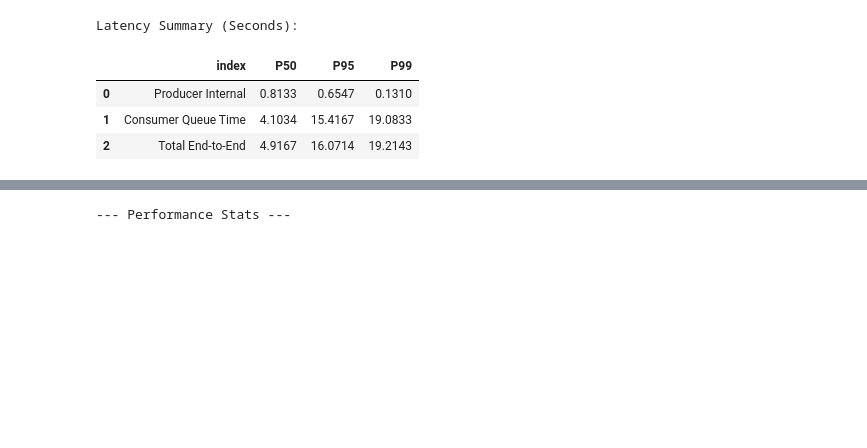
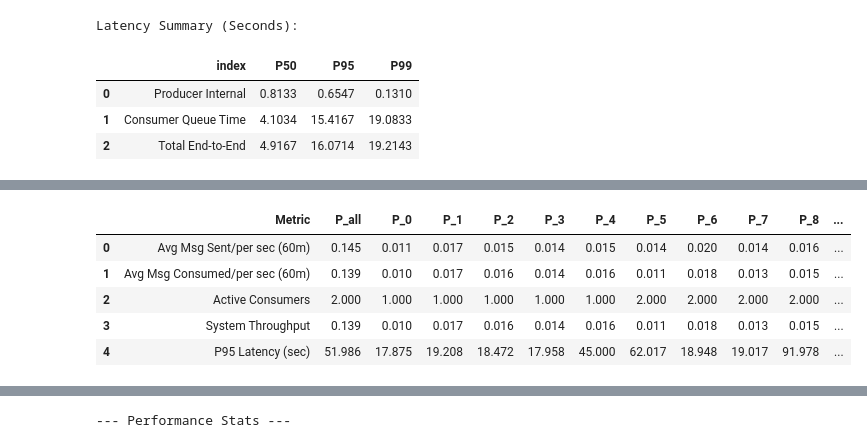
Before and after one commit to roymadpis/kafka_exrecise2, a Jupyter notebook: promethus_notebook.ipynb, the cells around one changed output, grey strips where cells are left out. Drawn from its saved outputs; the diff is of its cells as text; code cells hidden in the pictures; blank space fills up the shorter version.

Commit message:
adding stat table per partition and updating prometheus yaml to track more consumers

```diff
--- a/promethus_notebook.ipynb
+++ b/promethus_notebook.ipynb
@@ -44,12 +47,6 @@ display(summary_df)
 | 1 | P95 (Tail) | 54.4714 | The 'slow' case. Standard for mea... |
 | 2 | P99 (Extreme) | 90.8943 | The worst-case scenario. Identifi... |
 # %%
-import pandas as pd
-from prometheus_api_client import PrometheusConnect
-
-prom = PrometheusConnect(url="http://localhost:9090", disable_ssl=True)
-
-# Config
 metrics = {
     "Total End-to-End": "message_processing_latency_seconds_bucket",
     "Consumer Queue Time": "message_queue_time_seconds_bucket"
@@ -87,0 +95,70 @@ Latency Summary (Seconds):
+# %%
+import pandas as pd
+
+# --- 1. Get the list of Partitions dynamically ---
+partition_info = prom.custom_query(query='count(count by (partition) (messages_produced_total))')
+num_partitions = int(partition_info[0]['value'][1]) if partition_info else 0
+partition_list = list(range(num_partitions))
+
+# --- 2. Define Separate Query Sets ---
+# These keys must match so we can pair them in the loop
+partition_queries = {
+    'Avg Msg Sent/per sec (60m)': 'sum(rate(messages_produced_total[60m])) by (partition)',
+    'Avg Msg Consumed/per sec (60m)': 'sum(rate(messages_consumed_total[60m])) by (partition)',
+    'Active Consumers': 'count(messages_consumed_total) by (partition)',
+    'System Throughput': 'sum(rate(message_processing_latency_seconds_count[60m])) by (partition)',
+    'P95 Latency (sec)': 'histogram_quantile(0.95, sum(rate(message_processing_latency_seconds_bucket[60m])) by (le, partition))'
+}
+
+all_queries = {
+    'Avg Msg Sent/per sec (60m)': 'sum(rate(messages_produced_total[60m]))',
+    'Avg Msg Consumed/per sec (60m)': 'sum(rate(messages_consumed_total[60m]))',
+    'Active Consumers': 'count(count by (instance) (messages_consumed_total))',
+    'System Throughput': 'sum(rate(message_processing_latency_seconds_count[60m]))',
+    'P95 Latency (sec)': 'histogram_quantile(0.95, sum(rate(message_processing_latency_seconds_bucket[60m])) by (le))'
+}
+
+rows = []
+
+# --- 3. Fetch Data ---
+for label in all_queries.keys():
+    metric_row = {'Metric': label}
+
+    try:
+        # A. Fetch the 'all' value using the specific global query
+        res_all = prom.custom_query(query=all_queries[label])
+        metric_row['P_all'] = round(float(res_all[0]['value'][1]), 5) if res_all else 0.0
+
+        # B. Fetch the partition-specific values
+        res_part = prom.custom_query(query=partition_queries[label])
+        partition_map = {
+            res['metric'].get('partition', 'unknown'): round(float(res['value'][1]), 5)
+            for res in res_part
+        }
+
+        # C. Map individual partitions to columns
+        for p in partition_list:
+            metric_row[f"P_{p}"] = partition_map.get(str(p), 0.0)
+
+    except Exception as e:
+        print(f"Error fetching {label}: {e}")
+        metric_row['P_all'] = "Error"
+        for p in partition_list:
+            metric_row[f"P_{p}"] = "Error"
+
+    rows.append(metric_row)
+
+# --- 4. Create and Display ---
+summary_df = pd.DataFrame(rows)
+
+print(f"\n=== System Overview: {num_partitions} Partitions Detected ===")
+
+# Apply rounding to all numeric columns (columns after 'Metric')
+numeric_cols = summary_df.columns.drop('Metric')
+summary_df[numeric_cols] = summary_df[numeric_cols].round(3)
+display(summary_df)
+
+
+
+# display(summary_df.style.hide(axis='index').set_properties(**{'text-align': 'center'}))
+# %% [output]
@@ -87,0 +166,6 @@ Latency Summary (Seconds):
+|  | Metric | P_all | P_0 | P_1 | P_2 | P_3 | P_4 | P_5 | P_6 | P_7 | P_8 | ... |
+| 0 | Avg Msg Sent/per sec (60m) | 0.145 | 0.011 | 0.017 | 0.015 | 0.014 | 0.015 | 0.014 | 0.020 | 0.014 | 0.016 | ... |
+| 1 | Avg Msg Consumed/per sec (60m) | 0.139 | 0.010 | 0.017 | 0.016 | 0.014 | 0.016 | 0.011 | 0.018 | 0.013 | 0.015 | ... |
+| 2 | Active Consumers | 2.000 | 1.000 | 1.000 | 1.000 | 1.000 | 1.000 | 2.000 | 2.000 | 2.000 | 2.000 | ... |
+| 3 | System Throughput | 0.139 | 0.010 | 0.017 | 0.016 | 0.014 | 0.016 | 0.011 | 0.018 | 0.013 | 0.015 | ... |
+| 4 | P95 Latency (sec) | 51.986 | 17.875 | 19.208 | 18.472 | 17.958 | 45.000 | 62.017 | 18.948 | 19.017 | 91.978 | ... |
```
Also changed, not shown: parts of 7 cells of this notebook, 2 other files.
